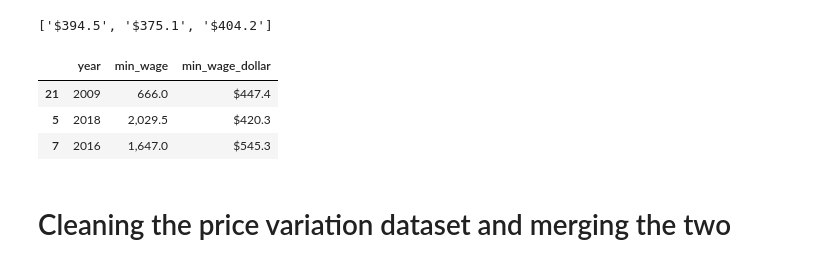
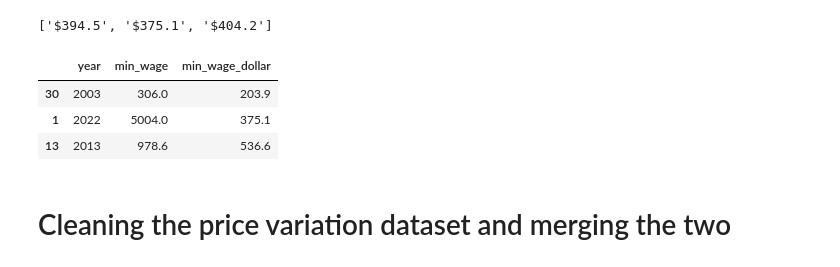
Before and after one commit to Maya-Souza/Project_2_APIs, a Jupyter notebook: Project 2 - Enriching a database.ipynb, the cells around one changed output. Saved outputs shown, nothing was run; the diff lists cells and outputs as text; code cells hidden in the pictures.

```diff
--- a/Project 2 - Enriching a database.ipynb
+++ b/Project 2 - Enriching a database.ipynb
@@ -78,23 +46,23 @@ min_wage_usd[:3]
 # %%
 turkey = {
     'year': year,
     'min_wage': min_wage,
     'min_wage_dollar': min_wage_usd
 }
 
 turkey_wages = pd.DataFrame(turkey)
 turkey_wages = turkey_wages[turkey_wages['year'].str.contains('June')==False]
 
 
-turkey_wages = turkey_wages.replace('January ', "", regex = True).replace('$', '', regex = True)
-turkey_wages = turkey_wages.astype({'min_wage' : float, 'min_wage_dollar' : float}, errors = 'ignore')
+turkey_wages = turkey_wages.replace('January ', "", regex = True).replace(',', '', regex = True).replace('\$', '', regex=True)
+turkey_wages = turkey_wages.astype({'min_wage' : float, 'min_wage_dollar' : float, 'year': int})
 
 turkey_wages.sample(3)
 # %% [output]
 |  | year | min_wage | min_wage_dollar |
-| 21 | 2009 | 666.0 | $447.4 |
-| 5 | 2018 | 2,029.5 | $420.3 |
-| 7 | 2016 | 1,647.0 | $545.3 |
+| 30 | 2003 | 306.0 | 203.9 |
+| 1 | 2022 | 5004.0 | 375.1 |
+| 13 | 2013 | 978.6 | 536.6 |
 # %% [markdown]
 # Cleaning the price variation dataset and merging the two
 # %%
```
Also changed, not shown: parts of 29 cells of this notebook, 1 other file.
